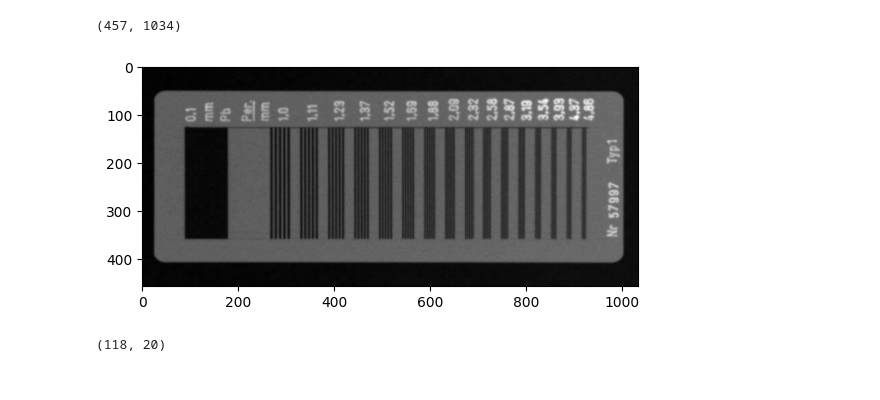
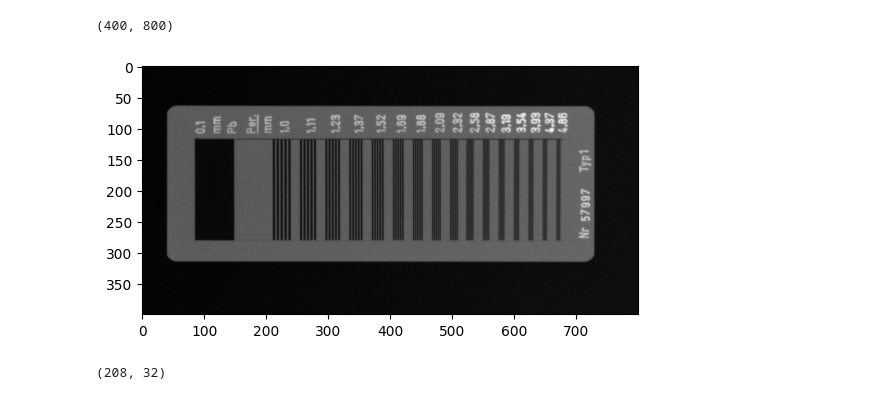
Before and after one commit to NickyAlan/DR-Light-beam-test, a Jupyter notebook: mtf.ipynb, the cells around one changed output. Saved outputs shown, nothing was run; the diff lists cells and outputs as text; code cells hidden in the pictures.

```diff
--- a/mtf.ipynb
+++ b/mtf.ipynb
@@ -6,26 +7,30 @@ from PIL import Image
 from utils import display
 from scipy import ndimage
 import matplotlib.pyplot as plt
-# %%
-img = Image.open("images/mtf.jpg").convert("L")
-arr = np.array(img)
-h, w = arr.shape
-h, w
-# %% [output]
-(457, 1034)
+# %%
+dicom_file_path = 'images/DICOMOBJ/MTF'
+H, W = (600, 1000), (200, 1000)
+
+# Read the DICOM file
+dicom_data = pydicom.dcmread(dicom_file_path)
+arr = dicom_data.pixel_array[H[0]: H[1], W[0]: W[1]] # crop aspect
+h, w = arr.shape
+h, w
+# %% [output]
+(400, 800)
 # %%
-display(arr, axis=True)
+display(arr, True)
 # %% [output]
-[figure, old version]
+[figure, new version]
 # %%
 hp = int(0.26*h)
 wp = int(0.02*w)
 # %%
-focus_l = arr[: hp, wp*10: wp*11]
+focus_l = arr[h-2*hp: , wp*9: wp*11]
 nrows, ncols = focus_l.shape
 nrows, ncols
 # %% [output]
-(118, 20)
+(208, 32)
 # %%
 def argdiffs(arr) :
     """
```
Also changed, not shown: parts of 27 cells of this notebook, 2 other files.
